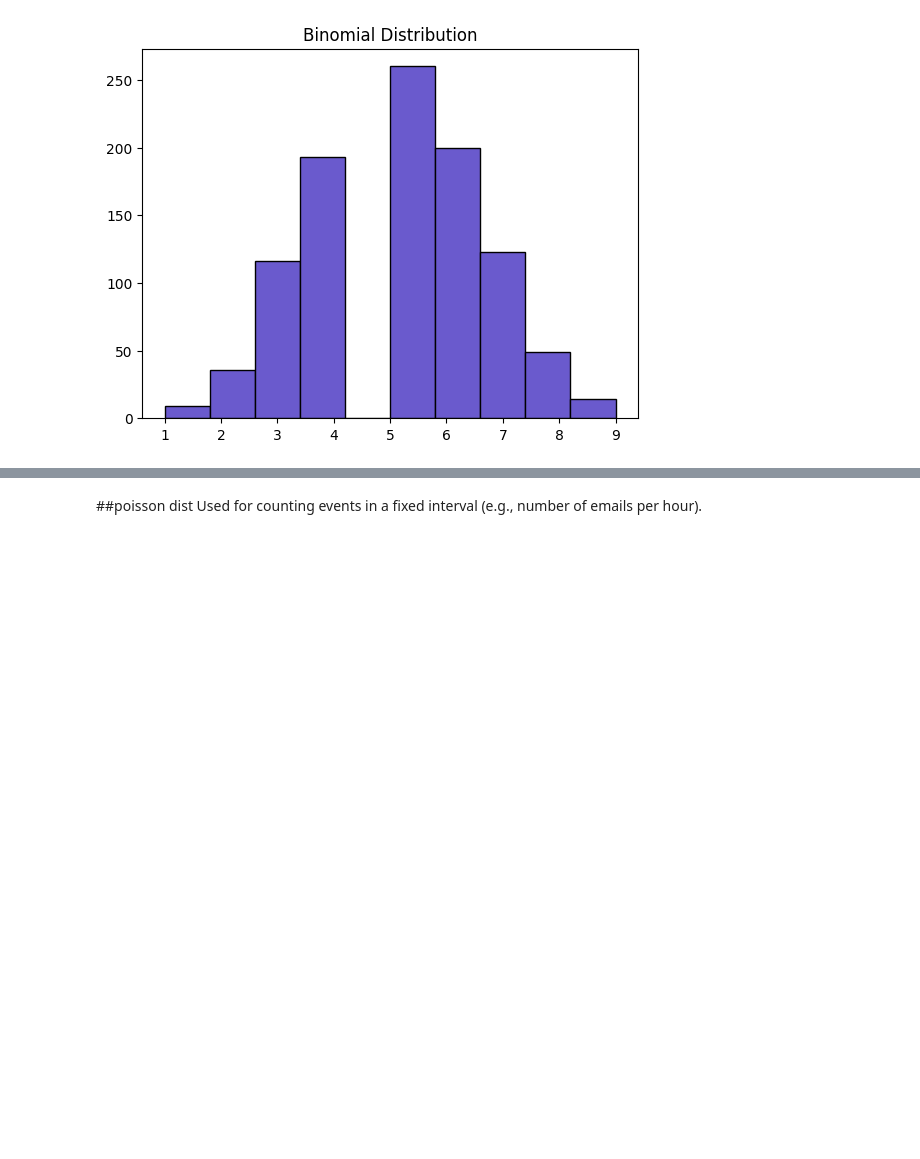
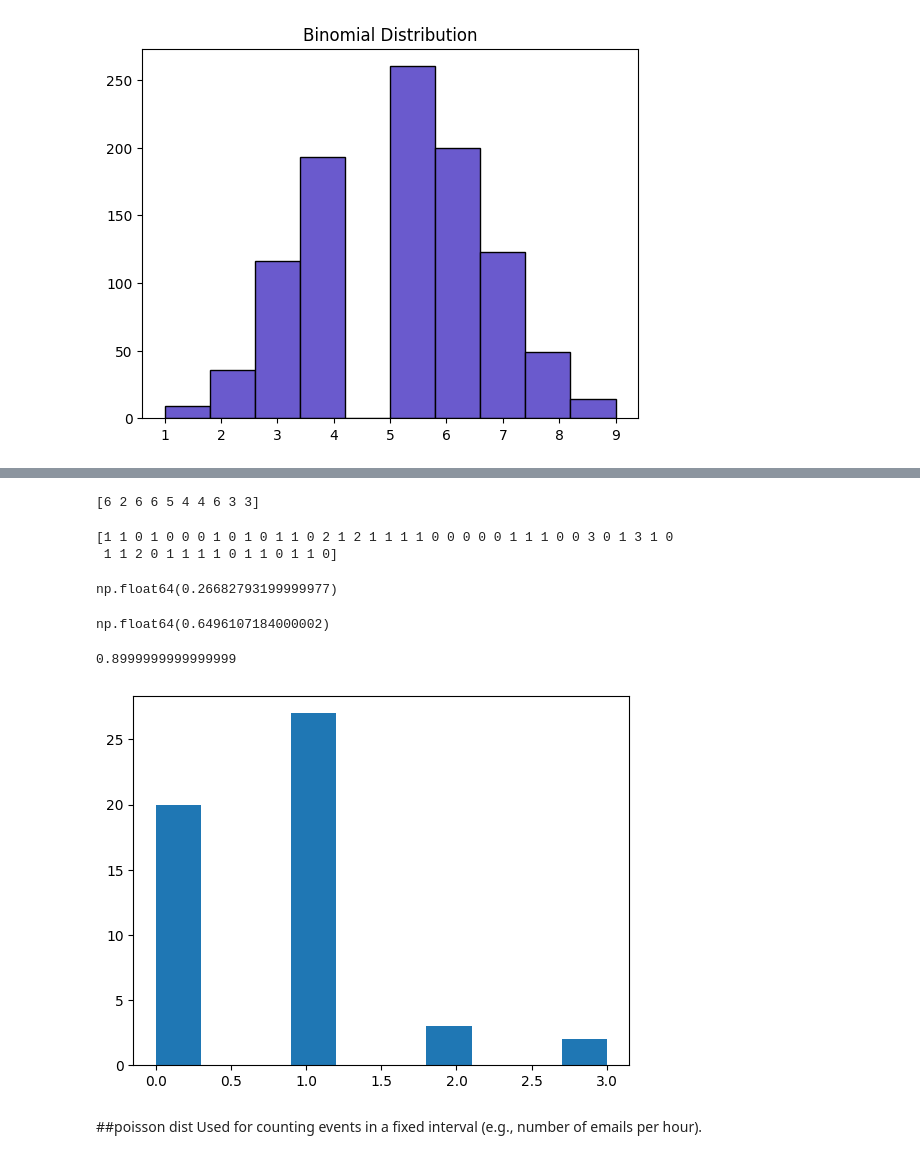
Before and after one commit to shreyasstha/data, a Jupyter notebook: numpy.ipynb, the cells around one changed output, grey strips where cells are left out. Saved outputs shown, nothing was run; the diff lists cells and outputs as text; code cells hidden in the pictures; blank space fills up the shorter version.

```diff
--- a/numpy.ipynb
+++ b/numpy.ipynb
@@ -417,3 +491,32 @@ plt.show()
+# %%
+print(binom.rvs(10, 0.5, size=10))
+# %% [output]
+[6 2 6 6 5 4 4 6 3 3]
+# %%
+deals = binom.rvs(3, 0.3, size=52)
+print(deals)
+# %% [output]
+[1 1 0 1 0 0 0 1 0 1 0 1 1 0 2 1 2 1 1 1 1 0 0 0 0 0 1 1 1 0 0 3 0 1 3 1 0
+ 1 1 2 0 1 1 1 1 0 1 1 0 1 1 0]
+# %%
+binom.pmf(3,10,0.3)  #probabilty for exactly 3 out of 10=> p(head = 3)
+# %% [output]
+np.float64(0.26682793199999977)
+# %%
+binom.cdf(3,10,0.3)  #p(head<= 3)
+# %% [output]
+np.float64(0.6496107184000002)
+# %%
+# Expected number won with 30% win rate
+won_30pct = 3 * 0.30
+print(won_30pct)
+# %% [output]
+0.8999999999999999
+# %%
+plt.hist(deals, bins=10)
+plt.show()
+# %% [output]
+[figure, added]
 # %% [markdown]
 ##poisson dist
 Used for counting events in a fixed interval (e.g., number of emails per hour).
```
Also changed, not shown: parts of 17 cells of this notebook.
